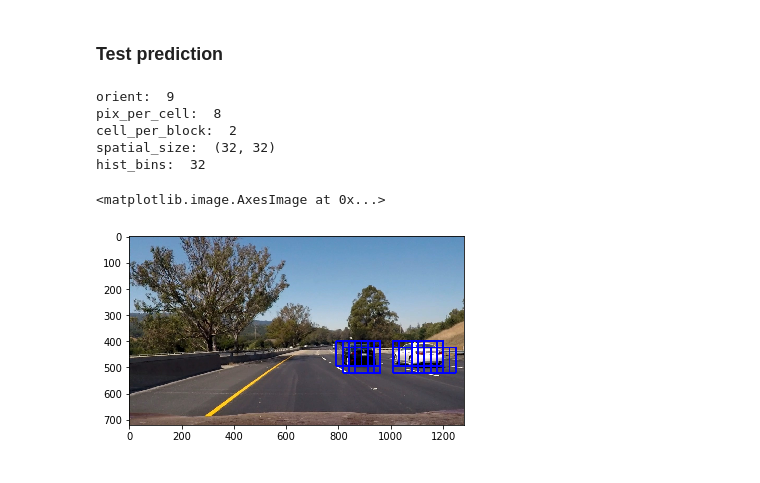
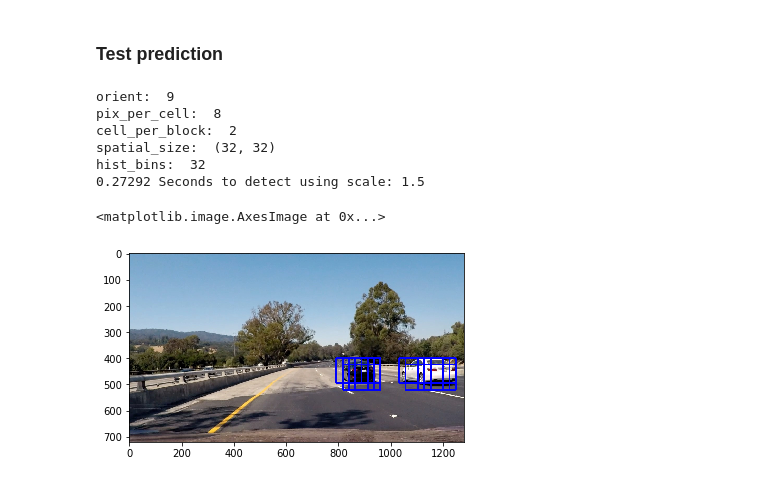
Before and after one commit to AndrewGls/P5-Vehicle-Detection, a Jupyter notebook: train_hog_classifier.ipynb, the cells around one changed output. Cells and saved outputs as stored; diff of their text form; code cells hidden in the pictures.

```diff
--- a/train_hog_classifier.ipynb
+++ b/train_hog_classifier.ipynb
@@ -330,9 +330,9 @@ print('hist_bins: ', hist_bins)
 #img = mpimg.imread('test_images/test1.jpg')
 #img = mpimg.imread('test_images/test2.jpg')
 #img = mpimg.imread('test_images/test3.jpg')
-#img = mpimg.imread('test_images/test4.jpg')
+img = mpimg.imread('test_images/test4.jpg')
 #img = mpimg.imread('test_images/test5.jpg')
-img = mpimg.imread('test_images/test6.jpg')
+#img = mpimg.imread('test_images/test6.jpg')
 
 # Define a single function that can extract features using hog sub-sampling and make predictions
 def find_cars(img, ystart, ystop, scale, svc, X_scaler, orient, pix_per_cell, cell_per_block, spatial_size, hist_bins):
@@ -386,31 +386,37 @@ def find_cars(img, ystart, ystop, scale, svc, X_scaler, orient, pix_per_cell, ce
             spatial_features = bin_spatial(subimg, size=spatial_size)
             hist_features = color_hist(subimg, nbins=hist_bins)
 
             # Scale features and make a prediction
             test_features = X_scaler.transform(np.hstack((spatial_features, hist_features, hog_features)).reshape(1, -1))
             #test_features = X_scaler.transform(np.hstack((shape_feat, hist_feat)).reshape(1, -1))
             test_prediction = svc.predict(test_features)
 
             if test_prediction == 1:
                 xbox_left = np.int(xleft*scale)
                 ytop_draw = np.int(ytop*scale)
                 win_draw = np.int(window*scale)
                 cv2.rectangle(draw_img,(xbox_left, ytop_draw+ystart),(xbox_left+win_draw,ytop_draw+win_draw+ystart),(0,0,255),6)
 
     return draw_img
 
 ystart = 400
 ystop = 656
 scale = 1.5
 
+t=time.time()
+
 out_img = find_cars(img, ystart, ystop, scale, svc, X_scaler, orient, pix_per_cell, cell_per_block, spatial_size, hist_bins)
 
+t2 = time.time()
+print(round(t2-t, 5), 'Seconds to detect using scale:', scale)
+
 plt.imshow(out_img)
 # %% [output]
 orient:  9
 pix_per_cell:  8
 cell_per_block:  2
 spatial_size:  (32, 32)
 hist_bins:  32
+0.27292 Seconds to detect using scale: 1.5
 <matplotlib.image.AxesImage at 0x...>
-[figure, old version]
+[figure, new version]
```
Also changed, not shown: parts of 2 cells of this notebook, 3 other files.
